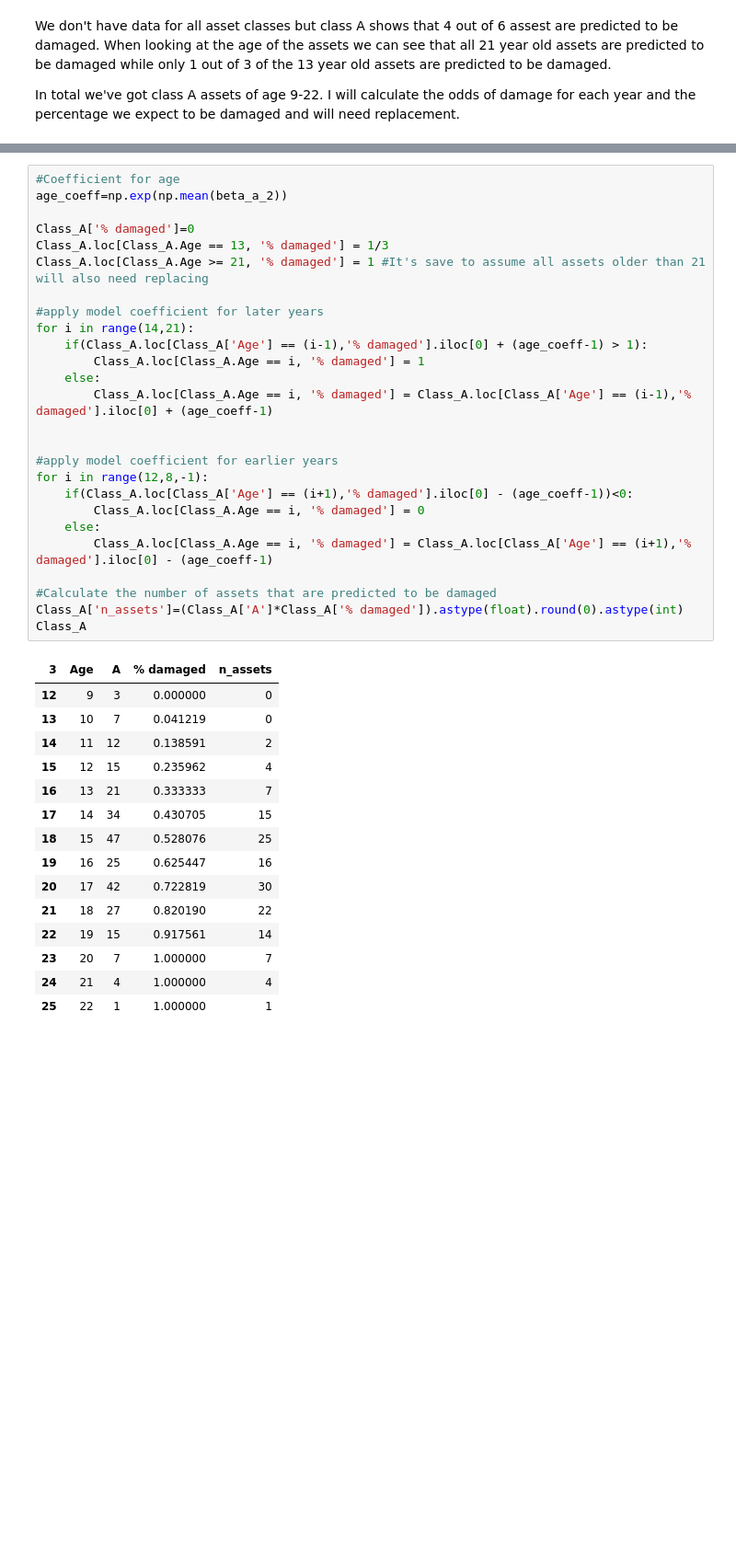
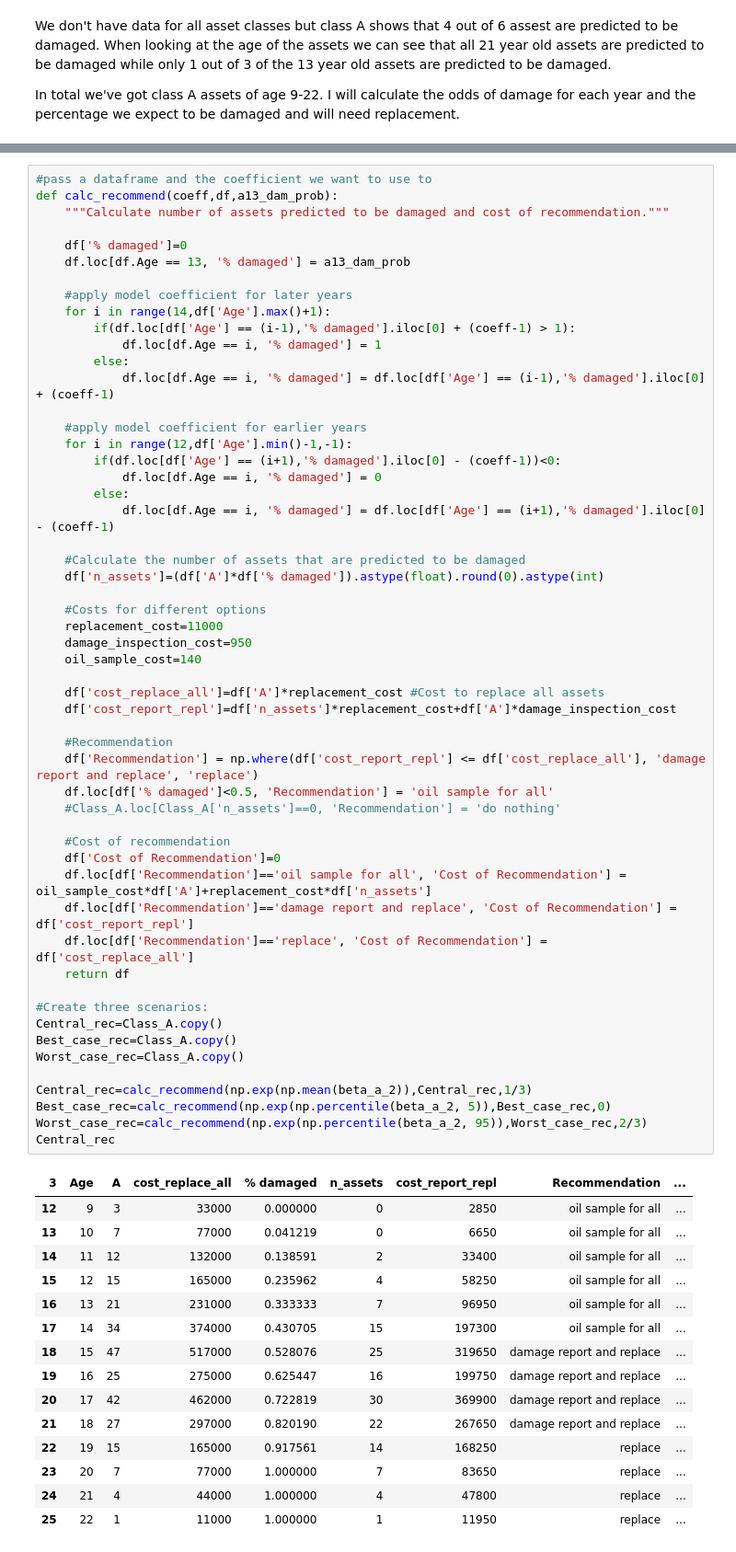
Before and after one commit to S-Black/Examples, a Jupyter notebook: NG_Exercise.ipynb, the cells around one changed output, grey strips where cells are left out. Shown: that part at 92% size. Drawn from its saved outputs; the diff is of its cells as text; blank space fills up the shorter version.

Commit message:
added best and worst case scenario

```diff
--- a/NG_Exercise.ipynb
+++ b/NG_Exercise.ipynb
@@ -646,42 +675,70 @@ In total we've got class A assets of age 9-22. I will calculate the odds of dama
 # %%
-#Coefficient for age
-age_coeff=np.exp(np.mean(beta_a_2))
+#pass a dataframe and the coefficient we want to use to
+def calc_recommend(coeff,df,a13_dam_prob):
+    """Calculate number of assets predicted to be damaged and cost of recommendation."""
 
-Class_A['% damaged']=0
-Class_A.loc[Class_A.Age == 13, '% damaged'] = 1/3
-Class_A.loc[Class_A.Age >= 21, '% damaged'] = 1 #It's save to assume all assets older than 21 will also need replacing
+    df['% damaged']=0
+    df.loc[df.Age == 13, '% damaged'] = a13_dam_prob
 
-#apply model coefficient for later years
-for i in range(14,21):
-    if(Class_A.loc[Class_A['Age'] == (i-1),'% damaged'].iloc[0] + (age_coeff-1) > 1):
-        Class_A.loc[Class_A.Age == i, '% damaged'] = 1
-    else:
-        Class_A.loc[Class_A.Age == i, '% damaged'] = Class_A.loc[Class_A['Age'] == (i-1),'% damaged'].iloc[0] + (age_coeff-1)
+    #apply model coefficient for later years
+    for i in range(14,df['Age'].max()+1):
+        if(df.loc[df['Age'] == (i-1),'% damaged'].iloc[0] + (coeff-1) > 1):
+            df.loc[df.Age == i, '% damaged'] = 1
+        else:
+            df.loc[df.Age == i, '% damaged'] = df.loc[df['Age'] == (i-1),'% damaged'].iloc[0] + (coeff-1)
 
+    #apply model coefficient for earlier years
+    for i in range(12,df['Age'].min()-1,-1):
+        if(df.loc[df['Age'] == (i+1),'% damaged'].iloc[0] - (coeff-1))<0:
+            df.loc[df.Age == i, '% damaged'] = 0
+        else:
+            df.loc[df.Age == i, '% damaged'] = df.loc[df['Age'] == (i+1),'% damaged'].iloc[0] - (coeff-1)
 
-#apply model coefficient for earlier years
-for i in range(12,8,-1):
-    if(Class_A.loc[Class_A['Age'] == (i+1),'% damaged'].iloc[0] - (age_coeff-1))<0:
-        Class_A.loc[Class_A.Age == i, '% damaged'] = 0
-    else:
-        Class_A.loc[Class_A.Age == i, '% damaged'] = Class_A.loc[Class_A['Age'] == (i+1),'% damaged'].iloc[0] - (age_coeff-1)
+    #Calculate the number of assets that are predicted to be damaged
+    df['n_assets']=(df['A']*df['% damaged']).astype(float).round(0).astype(int)
 
-#Calculate the number of assets that are predicted to be damaged
-Class_A['n_assets']=(Class_A['A']*Class_A['% damaged']).astype(float).round(0).astype(int)
-Class_A
+    #Costs for different options
+    replacement_cost=11000
+    damage_inspection_cost=950
+    oil_sample_cost=140
+
+    df['cost_replace_all']=df['A']*replacement_cost #Cost to replace all assets
+    df['cost_report_repl']=df['n_assets']*replacement_cost+df['A']*damage_inspection_cost
+
+    #Recommendation
+    df['Recommendation'] = np.where(df['cost_report_repl'] <= df['cost_replace_all'], 'damage report and replace', 'replace')
+    df.loc[df['% damaged']<0.5, 'Recommendation'] = 'oil sample for all'
+    #Class_A.loc[Class_A['n_assets']==0, 'Recommendation'] = 'do nothing'
+
+    #Cost of recommendation
+    df['Cost of Recommendation']=0
+    df.loc[df['Recommendation']=='oil sample for all', 'Cost of Recommendation'] = oil_sample_cost*df['A']+replacement_cost*df['n_assets']
+    df.loc[df['Recommendation']=='damage report and replace', 'Cost of Recommendation'] = df['cost_report_repl']
+    df.loc[df['Recommendation']=='replace', 'Cost of Recommendation'] = df['cost_replace_all']
+    return df
+
+#Create three scenarios:
+Central_rec=Class_A.copy()
+Best_case_rec=Class_A.copy()
+Worst_case_rec=Class_A.copy()
+
+Central_rec=calc_recommend(np.exp(np.mean(beta_a_2)),Central_rec,1/3)
+Best_case_rec=calc_recommend(np.exp(np.percentile(beta_a_2, 5)),Best_case_rec,0)
+Worst_case_rec=calc_recommend(np.exp(np.percentile(beta_a_2, 95)),Worst_case_rec,2/3)
+Central_rec
 # %% [output]
-| 3 | Age | A | % damaged | n_assets |
-| 12 | 9 | 3 | 0.000000 | 0 |
-| 13 | 10 | 7 | 0.041219 | 0 |
-| 14 | 11 | 12 | 0.138591 | 2 |
-| 15 | 12 | 15 | 0.235962 | 4 |
-| 16 | 13 | 21 | 0.333333 | 7 |
-| 17 | 14 | 34 | 0.430705 | 15 |
-| 18 | 15 | 47 | 0.528076 | 25 |
-| 19 | 16 | 25 | 0.625447 | 16 |
-| 20 | 17 | 42 | 0.722819 | 30 |
-| 21 | 18 | 27 | 0.820190 | 22 |
-| 22 | 19 | 15 | 0.917561 | 14 |
-| 23 | 20 | 7 | 1.000000 | 7 |
-| 24 | 21 | 4 | 1.000000 | 4 |
-| 25 | 22 | 1 | 1.000000 | 1 |
+| 3 | Age | A | cost_replace_all | % damaged | n_assets | cost_report_repl | Recommendation | ... |
+| 12 | 9 | 3 | 33000 | 0.000000 | 0 | 2850 | oil sample for all | ... |
+| 13 | 10 | 7 | 77000 | 0.041219 | 0 | 6650 | oil sample for all | ... |
+| 14 | 11 | 12 | 132000 | 0.138591 | 2 | 33400 | oil sample for all | ... |
+| 15 | 12 | 15 | 165000 | 0.235962 | 4 | 58250 | oil sample for all | ... |
+| 16 | 13 | 21 | 231000 | 0.333333 | 7 | 96950 | oil sample for all | ... |
+| 17 | 14 | 34 | 374000 | 0.430705 | 15 | 197300 | oil sample for all | ... |
+| 18 | 15 | 47 | 517000 | 0.528076 | 25 | 319650 | damage report and replace | ... |
+| 19 | 16 | 25 | 275000 | 0.625447 | 16 | 199750 | damage report and replace | ... |
+| 20 | 17 | 42 | 462000 | 0.722819 | 30 | 369900 | damage report and replace | ... |
+| 21 | 18 | 27 | 297000 | 0.820190 | 22 | 267650 | damage report and replace | ... |
+| 22 | 19 | 15 | 165000 | 0.917561 | 14 | 168250 | replace | ... |
+| 23 | 20 | 7 | 77000 | 1.000000 | 7 | 83650 | replace | ... |
+| 24 | 21 | 4 | 44000 | 1.000000 | 4 | 47800 | replace | ... |
+| 25 | 22 | 1 | 11000 | 1.000000 | 1 | 11950 | replace | ... |
```
Also changed, not shown: parts of 20 cells of this notebook.
